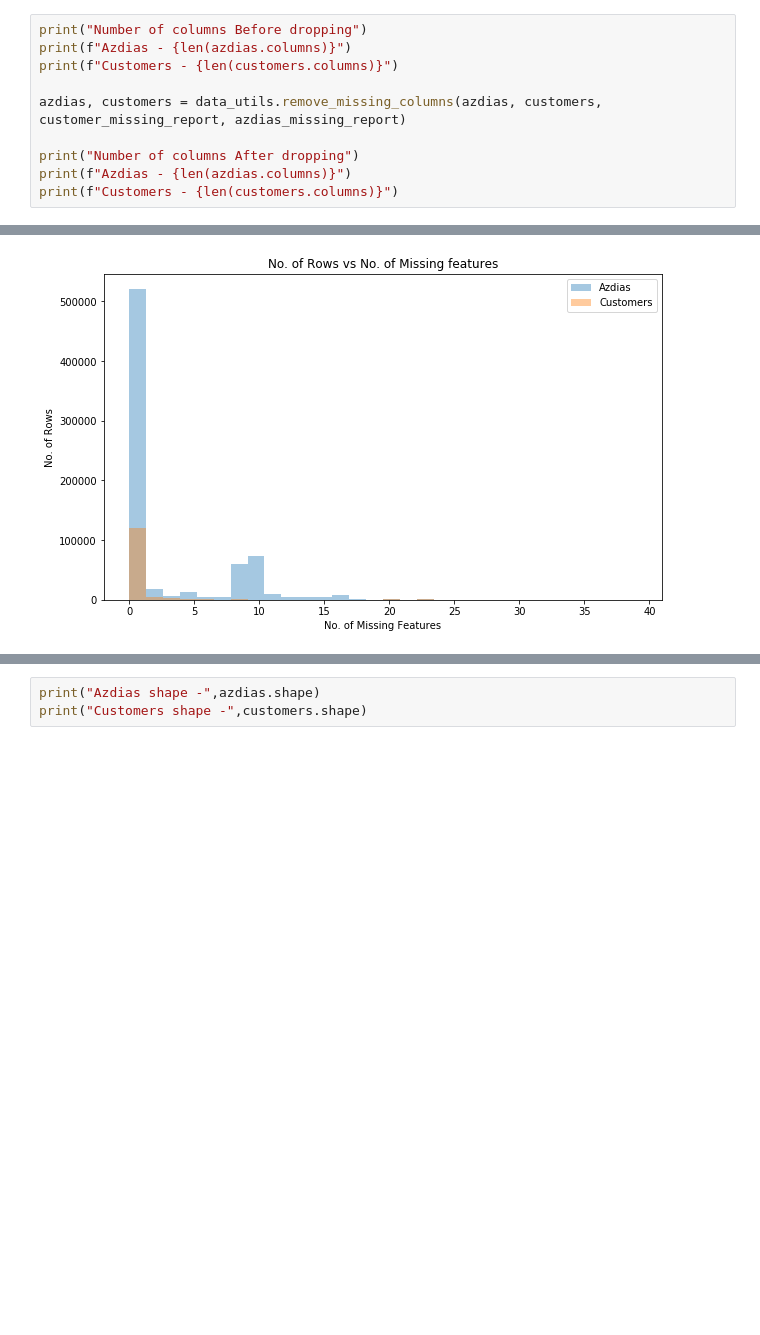
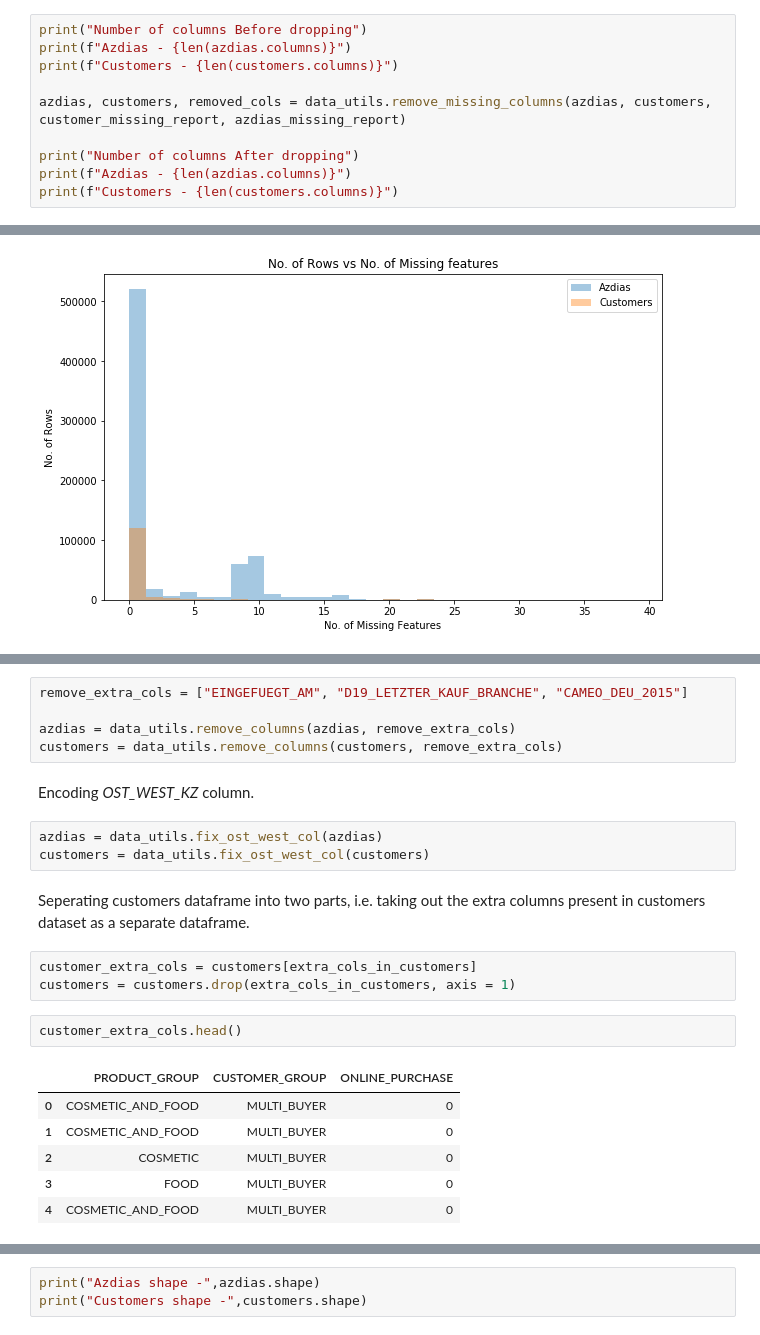
Before and after one commit to pranaymodukuru/Bertelsmann-Arvato-customer-segmentation, a Jupyter notebook: Arvato Project Workbook.ipynb, the cells around one changed output, grey strips where cells are left out. Saved outputs shown, nothing was run; the diff lists cells and outputs as text; blank space fills up the shorter version.

Commit message:
dealing with categorical columns

```diff
--- a/Arvato Project Workbook.ipynb
+++ b/Arvato Project Workbook.ipynb
@@ -581,7 +581,7 @@ print("Number of columns Before dropping")
 print(f"Azdias - {len(azdias.columns)}")
 print(f"Customers - {len(customers.columns)}")
 
-azdias, customers = data_utils.remove_missing_columns(azdias, customers, customer_missing_report, azdias_missing_report)
+azdias, customers, removed_cols = data_utils.remove_missing_columns(azdias, customers, customer_missing_report, azdias_missing_report)
 
 print("Number of columns After dropping")
 print(f"Azdias - {len(azdias.columns)}")
@@ -639,0 +704,24 @@ Before that, we can build a function to perform what we have done until now.
+# %%
+remove_extra_cols = ["EINGEFUEGT_AM", "D19_LETZTER_KAUF_BRANCHE", "CAMEO_DEU_2015"]
+
+azdias = data_utils.remove_columns(azdias, remove_extra_cols)
+customers = data_utils.remove_columns(customers, remove_extra_cols)
+# %% [markdown]
+Encoding *OST_WEST_KZ* column.
+# %%
+azdias = data_utils.fix_ost_west_col(azdias)
+customers = data_utils.fix_ost_west_col(customers)
+# %% [markdown]
+Seperating customers dataframe into two parts, i.e. taking out the extra columns present in customers dataset as a separate dataframe.
+# %%
+customer_extra_cols = customers[extra_cols_in_customers]
+customers = customers.drop(extra_cols_in_customers, axis = 1)
+# %%
+customer_extra_cols.head()
+# %% [output]
+|  | PRODUCT_GROUP | CUSTOMER_GROUP | ONLINE_PURCHASE |
+| 0 | COSMETIC_AND_FOOD | MULTI_BUYER | 0 |
+| 1 | COSMETIC_AND_FOOD | MULTI_BUYER | 0 |
+| 2 | COSMETIC | MULTI_BUYER | 0 |
+| 3 | FOOD | MULTI_BUYER | 0 |
+| 4 | COSMETIC_AND_FOOD | MULTI_BUYER | 0 |
```
Also changed, not shown: parts of 14 cells of this notebook, 1 other file.
